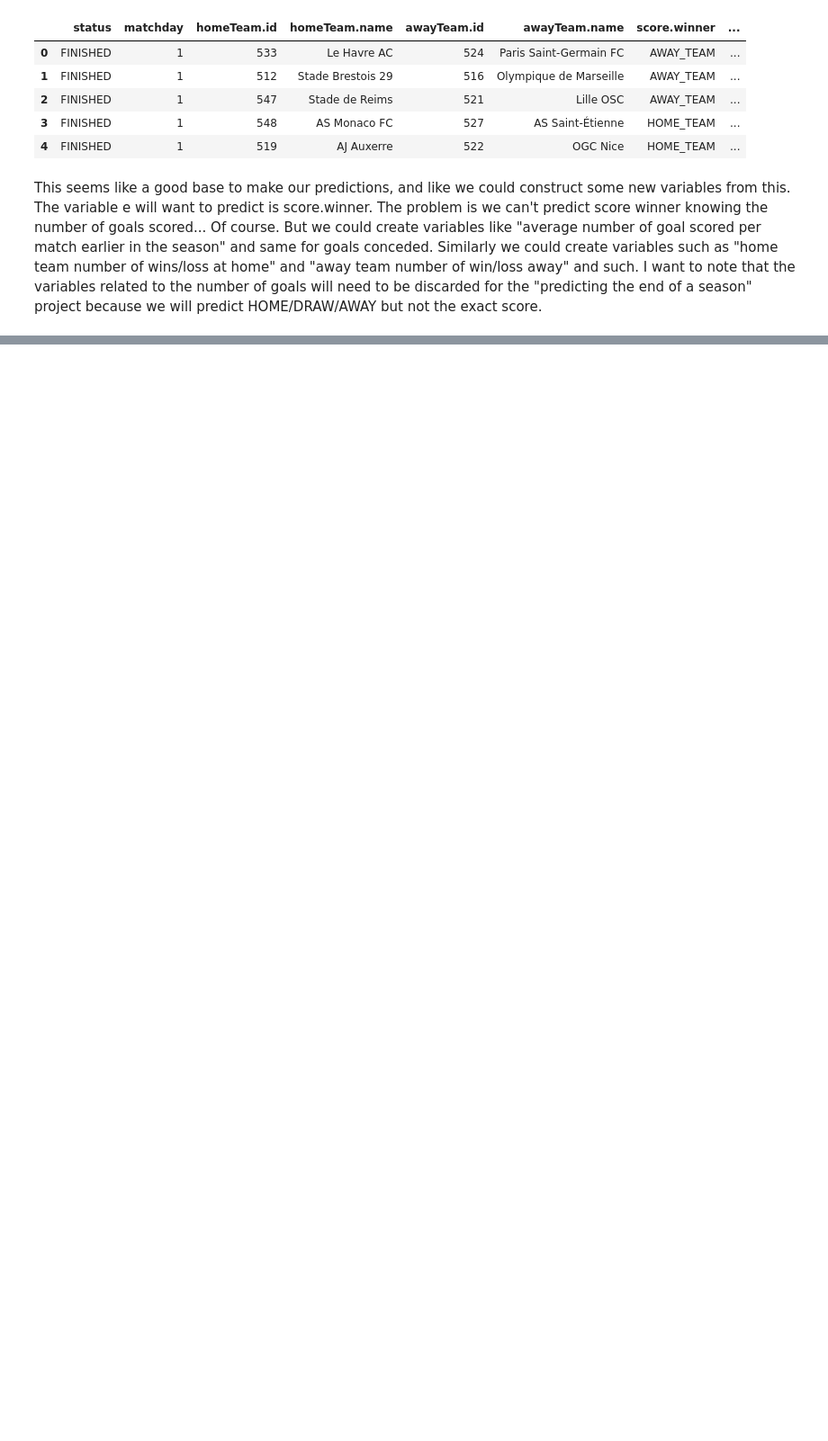
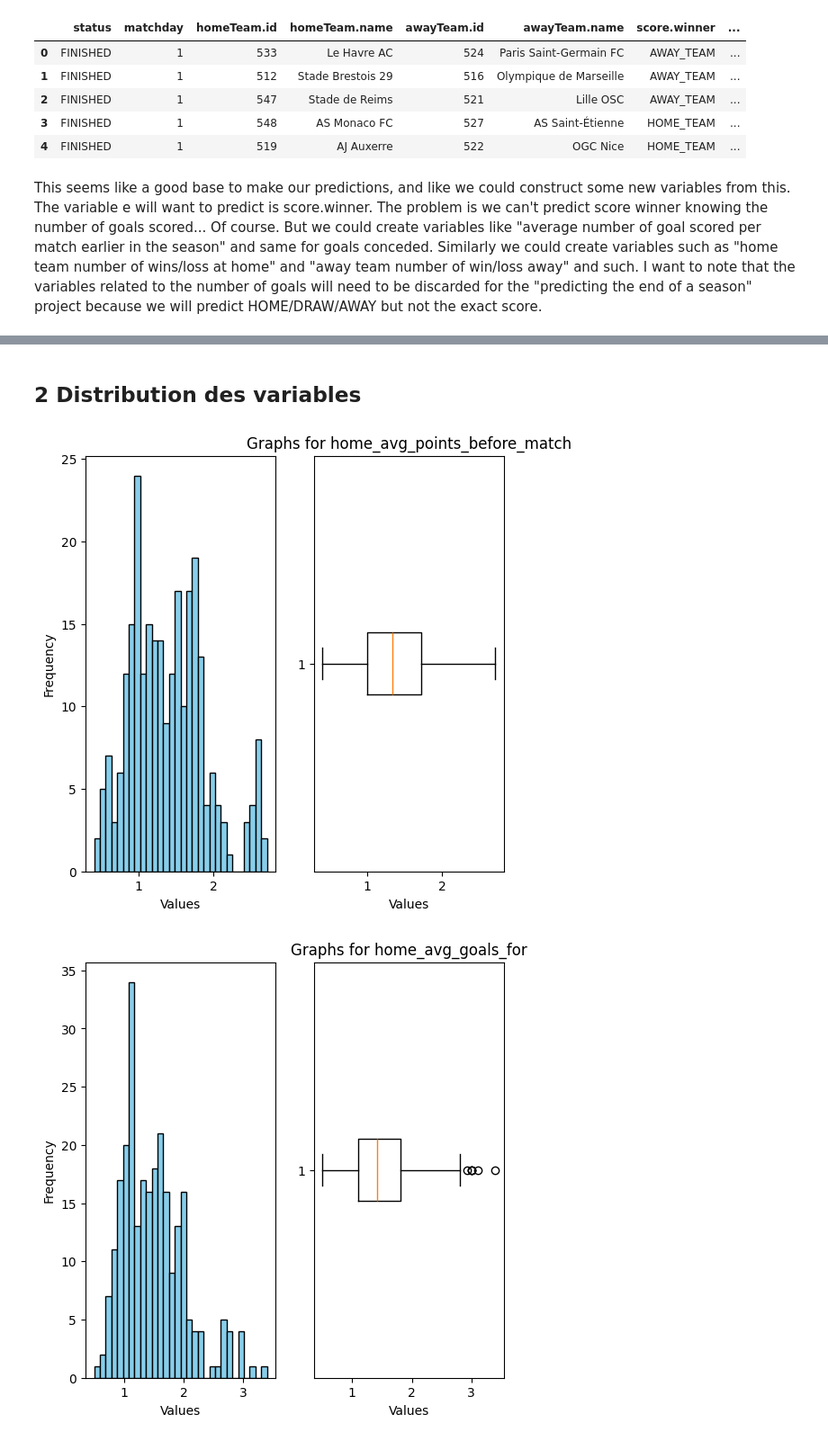
Before and after one commit to judithbreaud/ligue1_viz, a Jupyter notebook: notebooks/prediction.ipynb, the cells around one changed output, grey strips where cells are left out. Shown at 90% size. Cells and saved outputs as stored; diff of their text form; code cells hidden in the pictures; blank space fills up the shorter version.

```diff
--- a/notebooks/prediction.ipynb
+++ b/notebooks/prediction.ipynb
@@ -223,0 +256,2 @@ df_for_training.head()
+# %% [markdown]
+## 2 Distribution des variables
@@ -223,0 +260,28 @@ df_for_training.head()
+# %%
+variable=['home_avg_points_before_match', 'home_avg_goals_for',
+       'home_avg_goals_against', 'home_home_win_rate', 'home_home_loss_rate',
+       'home_ranking_before_match', 'home_form_last5',
+       'away_avg_points_before_match', 'away_avg_goals_for',
+       'away_avg_goals_against', 'away_away_win_rate', 'away_away_loss_rate',
+       'away_ranking_before_match', 'away_form_last5']
+# %%
+#variable=['home_avg_points_before_match', 'home_avg_goals_for']
+
+for var in variable:
+    fig, axs = plt.subplots(nrows=1, ncols=2, figsize=(6, 6))
+    axs[0].hist(df_for_training[var],bins=30, color='skyblue', edgecolor='black')
+    # Adding labels and title
+    axs[0].set_xlabel('Values')
+    axs[0].set_ylabel('Frequency')
+    #axs[0].set_title(f'Basic Histogram of {var}')
+
+
+    axs[1].boxplot(df_for_training[var],vert=False)
+    axs[1].set_xlabel('Values')
+    #axs[1].set_title(f'Basic Histogram of {var}')
+    plt.title(f"Graphs for {var}")
+    # Display the plot
+    plt.show()
+# %% [output]
+[figure, added]
+[figure, added]
```
Also changed, not shown: parts of 16 cells of this notebook.
